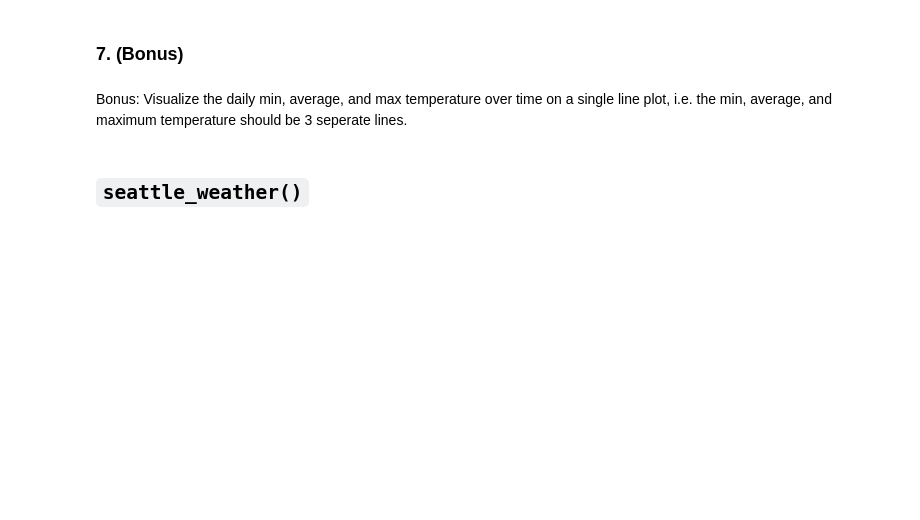
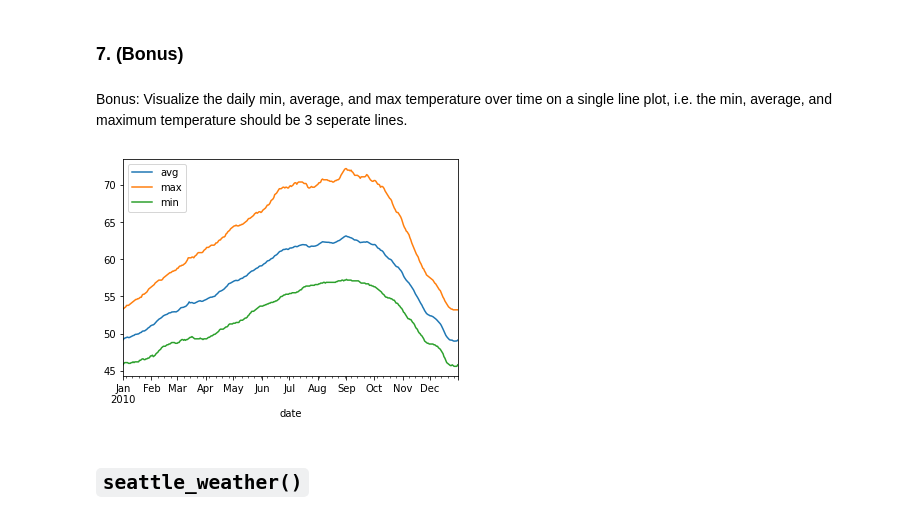
Before and after one commit to adam-talbot/time-series-exercises, a Jupyter notebook: time_series_data_exercises.ipynb, the cells around one changed output. Saved outputs shown, nothing was run; the diff lists cells and outputs as text; code cells hidden in the pictures; blank space fills up the shorter version.

```diff
--- a/time_series_data_exercises.ipynb
+++ b/time_series_data_exercises.ipynb
@@ -196,2 +209,14 @@ Bonus: Visualize the daily min, average, and max temperature over time on a sing
+# %%
+dailies = df.resample('D').mean()
+# %%
+dailies['max'] = daily_max
+# %%
+dailies['min'] = daily_min
+# %%
+dailies = dailies.rename(columns={'temp' : 'avg'})
+# %%
+dailies.plot();
+# %% [output]
+[figure, added]
 # %% [markdown]
 ## `seattle_weather()`
```
Also changed, not shown: parts of 43 cells of this notebook.
